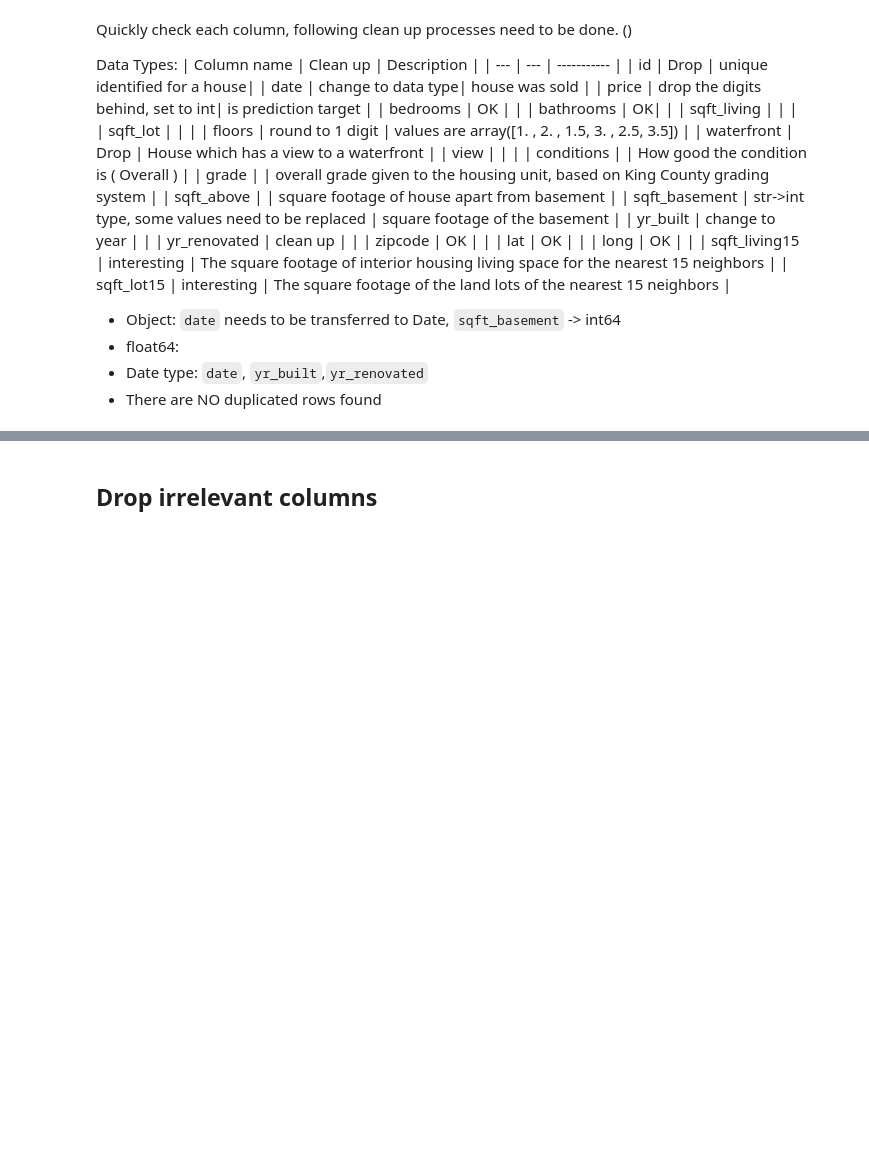
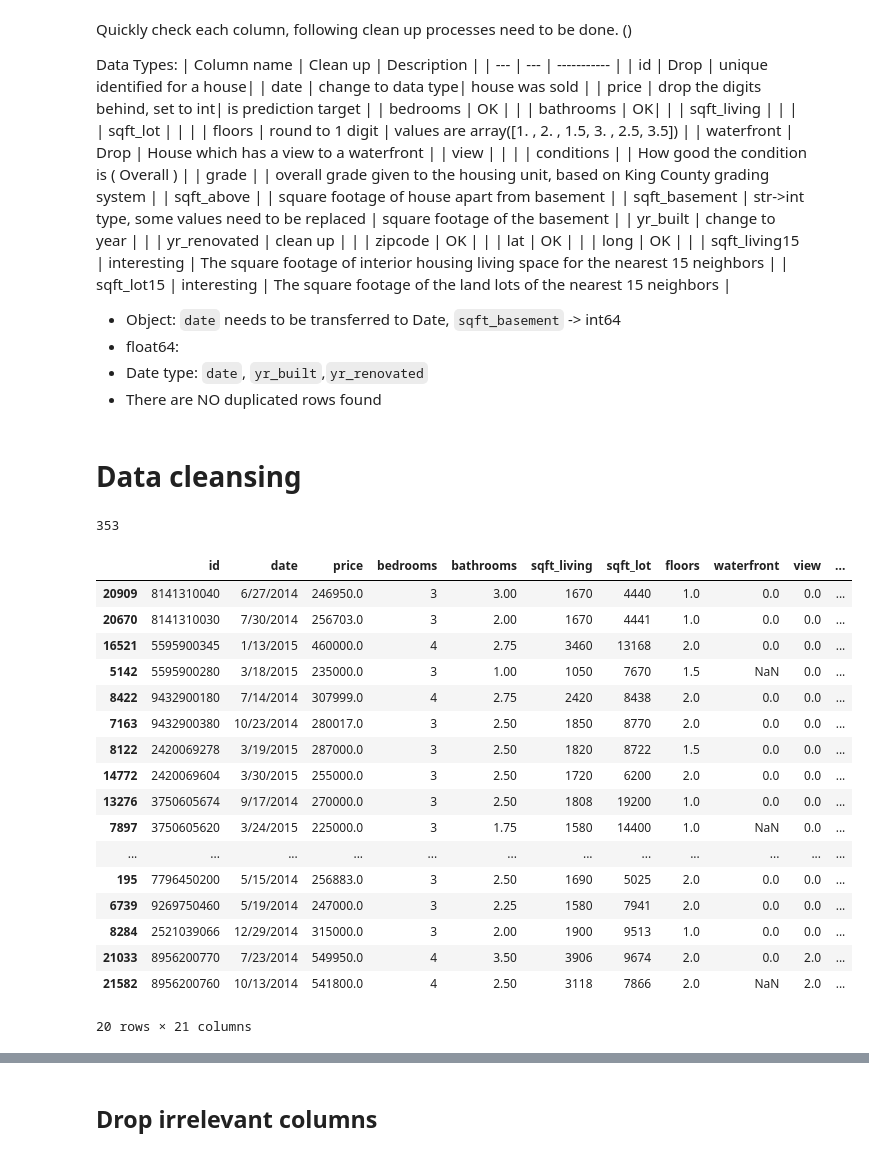
Before and after one commit to puektchenli/eda_prj_li, a Jupyter notebook: EDA_li.ipynb, the cells around one changed output, grey strips where cells are left out. Cells and saved outputs as stored; diff of their text form; code cells hidden in the pictures; blank space fills up the shorter version.

```diff
--- a/EDA_li.ipynb
+++ b/EDA_li.ipynb
@@ -104,3 +91,39 @@ Quickly check each column, following clean up processes need to be done. ()
 - float64:
 - Date type: `date`, `yr_built`,`yr_renovated`
 - There are NO duplicated rows found
+# %% [markdown]
+# Data cleansing
+# %%
+dup_id = df[df['id'].duplicated()].id
+df_dup = df[df.id.isin(dup_id)]
+idx1 = df[df['id'].duplicated(keep=False)].index
+len(idx1)
+# %% [output]
+353
+# %%
+# check duplicated data
+idx2 = df[df[['lat','long','zipcode']].duplicated(keep=False)].index
+
+idx_dup_loc = [i for i in idx2 if i not in idx1]
+
+df.iloc[idx_dup_loc].sort_values(by=['lat']).head(20)
+# df_dup_loc = df[(df.lat.isin(dup_loc)) & (df.long.isin(df[df[['lat','long']].duplicated()].long))]
+# %% [output]
+|  | id | date | price | bedrooms | bathrooms | sqft_living | sqft_lot | floors | waterfront | view | ... |
+| 20909 | 8141310040 | 6/27/2014 | 246950.0 | 3 | 3.00 | 1670 | 4440 | 1.0 | 0.0 | 0.0 | ... |
+| 20670 | 8141310030 | 7/30/2014 | 256703.0 | 3 | 2.00 | 1670 | 4441 | 1.0 | 0.0 | 0.0 | ... |
+| 16521 | 5595900345 | 1/13/2015 | 460000.0 | 4 | 2.75 | 3460 | 13168 | 2.0 | 0.0 | 0.0 | ... |
+| 5142 | 5595900280 | 3/18/2015 | 235000.0 | 3 | 1.00 | 1050 | 7670 | 1.5 | NaN | 0.0 | ... |
+| 8422 | 9432900180 | 7/14/2014 | 307999.0 | 4 | 2.75 | 2420 | 8438 | 2.0 | 0.0 | 0.0 | ... |
+| 7163 | 9432900380 | 10/23/2014 | 280017.0 | 3 | 2.50 | 1850 | 8770 | 2.0 | 0.0 | 0.0 | ... |
+| 8122 | 2420069278 | 3/19/2015 | 287000.0 | 3 | 2.50 | 1820 | 8722 | 1.5 | 0.0 | 0.0 | ... |
+| 14772 | 2420069604 | 3/30/2015 | 255000.0 | 3 | 2.50 | 1720 | 6200 | 2.0 | 0.0 | 0.0 | ... |
+| 13276 | 3750605674 | 9/17/2014 | 270000.0 | 3 | 2.50 | 1808 | 19200 | 1.0 | 0.0 | 0.0 | ... |
+| 7897 | 3750605620 | 3/24/2015 | 225000.0 | 3 | 1.75 | 1580 | 14400 | 1.0 | NaN | 0.0 | ... |
+| ... | ... | ... | ... | ... | ... | ... | ... | ... | ... | ... | ... |
+| 195 | 7796450200 | 5/15/2014 | 256883.0 | 3 | 2.50 | 1690 | 5025 | 2.0 | 0.0 | 0.0 | ... |
+| 6739 | 9269750460 | 5/19/2014 | 247000.0 | 3 | 2.25 | 1580 | 7941 | 2.0 | 0.0 | 0.0 | ... |
+| 8284 | 2521039066 | 12/29/2014 | 315000.0 | 3 | 2.00 | 1900 | 9513 | 1.0 | 0.0 | 0.0 | ... |
+| 21033 | 8956200770 | 7/23/2014 | 549950.0 | 4 | 3.50 | 3906 | 9674 | 2.0 | 0.0 | 2.0 | ... |
+| 21582 | 8956200760 | 10/13/2014 | 541800.0 | 4 | 2.50 | 3118 | 7866 | 2.0 | NaN | 2.0 | ... |
+20 rows × 21 columns
```
Also changed, not shown: parts of 39 cells of this notebook.
